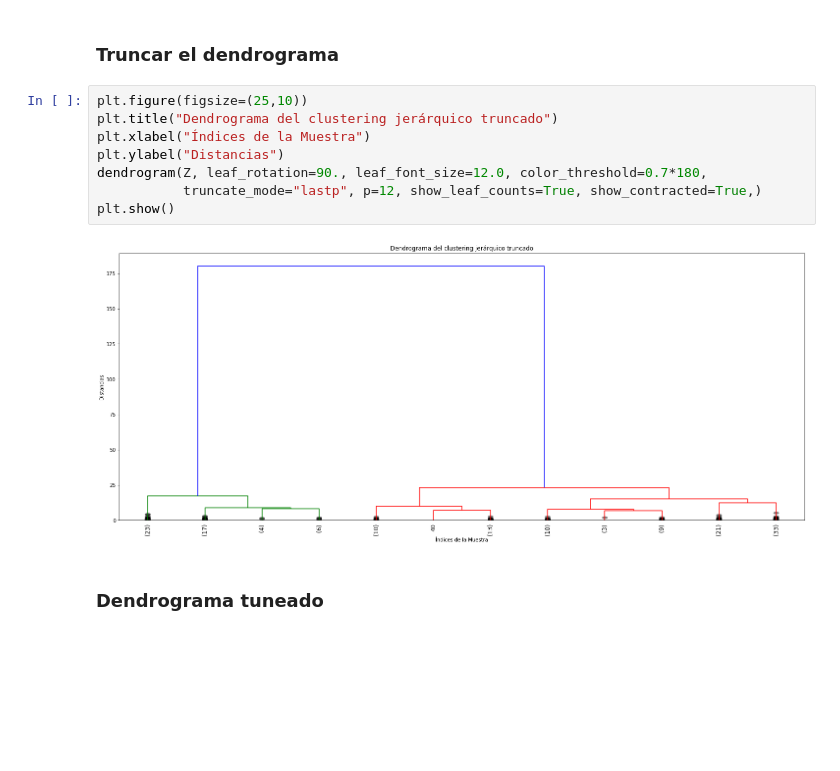
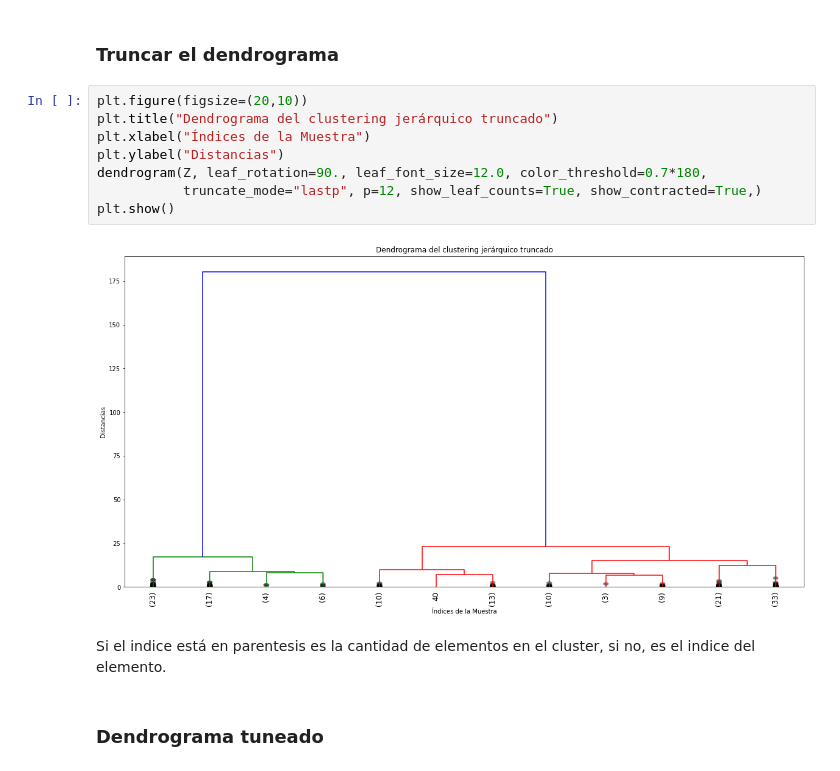
Before and after one commit to EduHdzVillasana/UdemyDS, a Jupyter notebook: Seccion 9/Clustering_Jerárquico.ipynb, the cells around one changed output. Saved outputs shown, nothing was run; the diff lists cells and outputs as text; blank space fills up the shorter version.

```diff
--- a/Seccion 9/Clustering_Jerárquico.ipynb
+++ b/Seccion 9/Clustering_Jerárquico.ipynb
@@ -110,15 +110,17 @@ array([[290.        , 294.        ,  15.11533118,  76.        ],
 # %% [markdown]
 ### Truncar el dendrograma
 # %%
-plt.figure(figsize=(25,10))
+plt.figure(figsize=(20,10))
 plt.title("Dendrograma del clustering jerárquico truncado")
 plt.xlabel("Índices de la Muestra")
 plt.ylabel("Distancias")
 dendrogram(Z, leaf_rotation=90., leaf_font_size=12.0, color_threshold=0.7*180,
            truncate_mode="lastp", p=12, show_leaf_counts=True, show_contracted=True,)
 plt.show()
 # %% [output]
-[figure, old version]
+[figure, new version]
+# %% [markdown]
+Si el indice está en parentesis es la cantidad de elementos en el cluster, si no, es el indice del elemento.
 # %% [markdown]
 ### Dendrograma tuneado
 # %%
```
Also changed, not shown: parts of 5 cells of this notebook.
